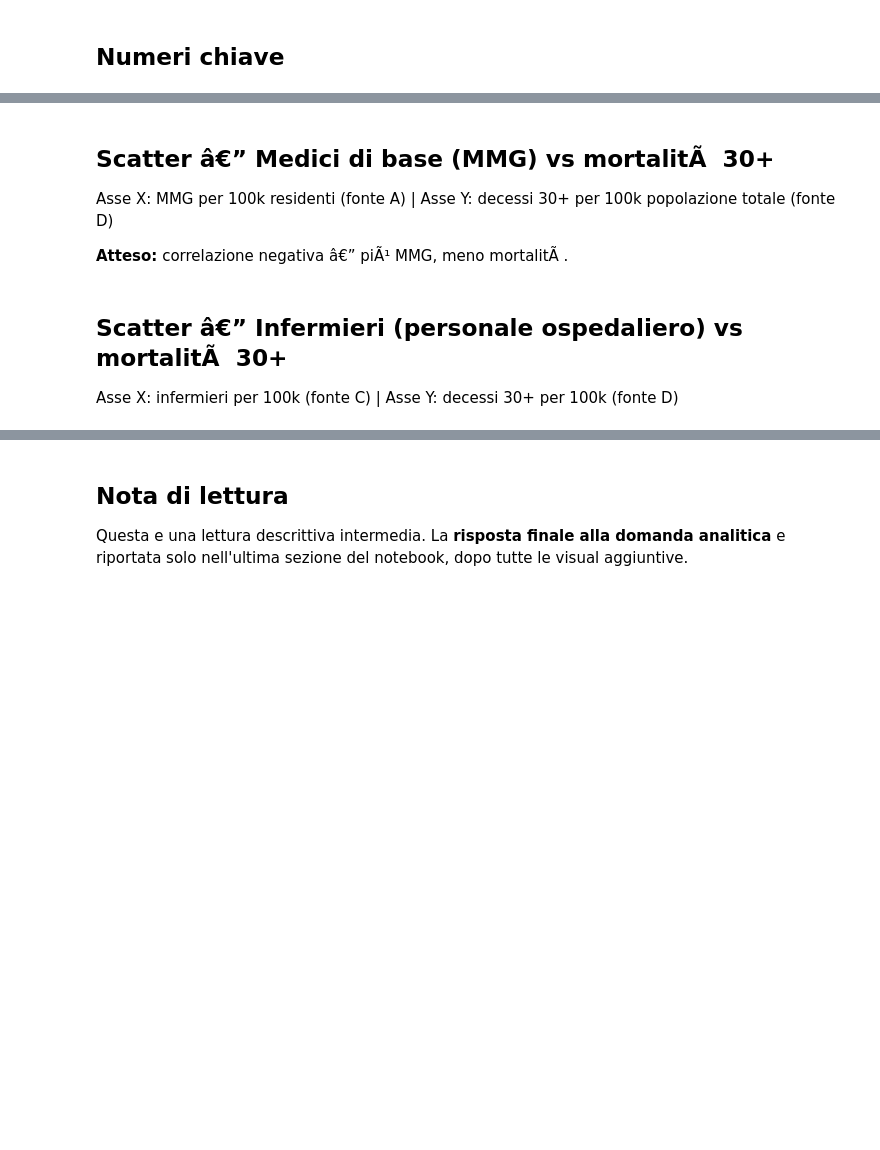
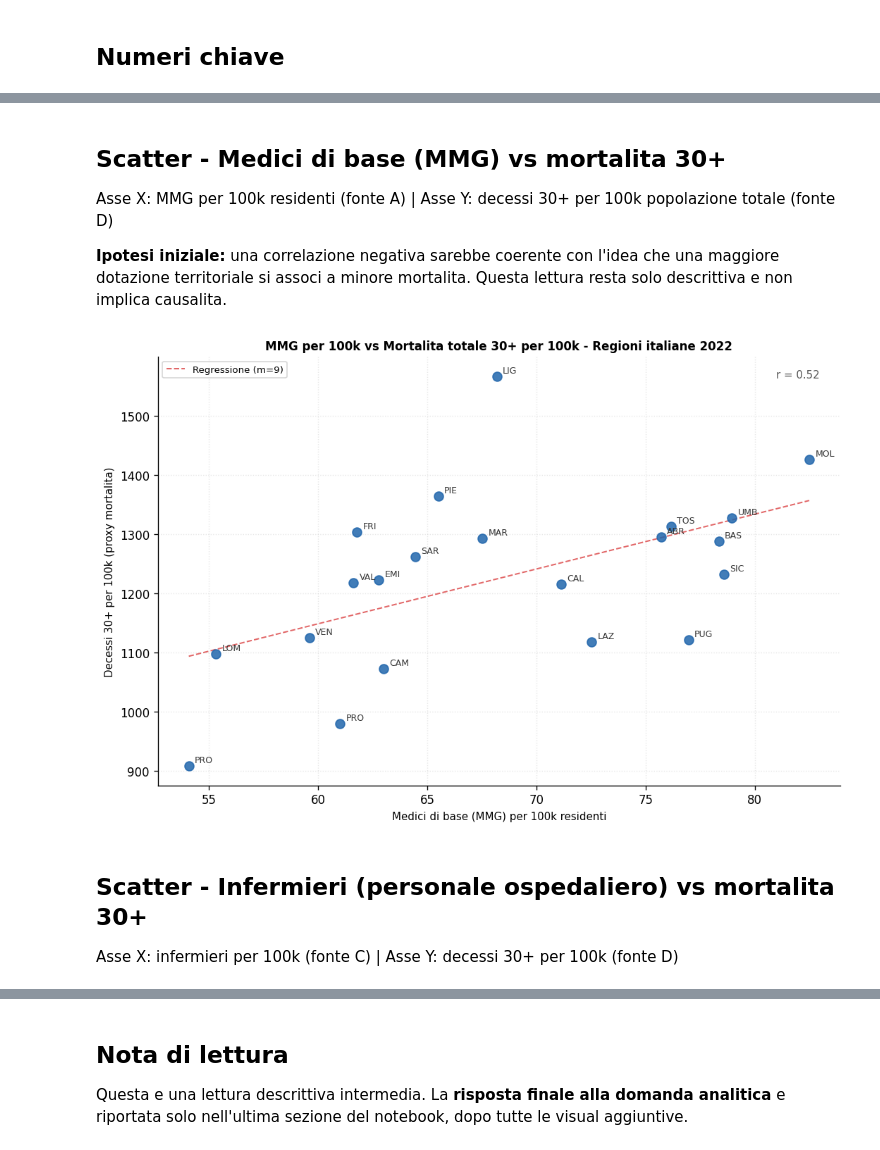
Before and after one commit to dataciviclab/dataset-incubator, a Jupyter notebook: preprojects/project_candidates/malasanita-struttura-mortalita/notebooks/malasanita_preanalysis_v1.ipynb, the cells around one changed output, grey strips where cells are left out. Saved outputs shown, nothing was run; the diff lists cells and outputs as text; code cells hidden in the pictures; blank space fills up the shorter version.

Commit message:
Refine malasanita preanalysis v1 notebook

```diff
--- a/preprojects/project_candidates/malasanita-struttura-mortalita/notebooks/malasanita_preanalysis_v1.ipynb
+++ b/preprojects/project_candidates/malasanita-struttura-mortalita/notebooks/malasanita_preanalysis_v1.ipynb
@@ -21,18 +21,33 @@ plt.rcParams.update({
 })
 
 cwd = Path.cwd().resolve()
+project_slug = "malasanita-struttura-mortalita"
+candidate_roots = [
+    next((path for path in [cwd, *cwd.parents] if path.name == project_slug), None),
+    next(
+        (
+            path for path in [cwd, *cwd.parents]
+            if (path / "sources").exists() and (path / "compose").exists()
+        ),
+        None,
+    ),
+    cwd / "dataset-incubator" / "preprojects" / "project_candidates" / project_slug,
+    cwd / "preprojects" / "project_candidates" / project_slug,
+]
 project_root = next(
     (
-        path for path in [cwd, *cwd.parents]
-        if (path / "sources").exists() and (path / "compose").exists()
+        path.resolve() for path in candidate_roots
+        if path is not None and path.exists() and (path / "sources").exists() and (path / "compose").exists()
     ),
     None,
 )
 if project_root is None:
-    raise FileNotFoundError("Non trovo la root di malasanita-struttura-mortalita risalendo da cwd")
+    raise FileNotFoundError(f"Non trovo la root di {project_slug} partendo da {cwd}")
 
 repo_root = project_root.parents[2]
 MART_PATH = repo_root / "out" / "data" / "mart" / "malasanita_a_strutture_asl" / "2022" / "mart_compose_regioni.parquet"
+if not MART_PATH.exists():
+    raise FileNotFoundError(f"Parquet MART non trovato: {MART_PATH}")
 
 df = pd.read_parquet(MART_PATH)
 print(f"Regioni/PA caricate: {len(df)} | Anno: {df['anno'].iloc[0]}")
@@ -89,9 +139,9 @@ print(f"  PiÃ¹ basso: {r_inf_min:<29} {inf.min():.0f}")
 # %% [markdown]
-## Scatter â€” Medici di base (MMG) vs mortalitÃ  30+
+## Scatter - Medici di base (MMG) vs mortalita 30+
 
 Asse X: MMG per 100k residenti (fonte A) | Asse Y: decessi 30+ per 100k popolazione totale (fonte D)
 
-**Atteso:** correlazione negativa â€” piÃ¹ MMG, meno mortalitÃ .
+**Ipotesi iniziale:** una correlazione negativa sarebbe coerente con l'idea che una maggiore dotazione territoriale si associ a minore mortalita. Questa lettura resta solo descrittiva e non implica causalita.
 # %%
 def sigla(nome):
     """Abbreviazione regione per etichetta scatter."""
@@ -124,38 +174,40 @@ def scatter_plot(ax, x_col, y_col, x_label, title, df):
 
     # Correlazione
     r = np.corrcoef(x, y)[0, 1]
     ax.text(0.97, 0.97, f'r = {r:.2f}', transform=ax.transAxes,
             ha='right', va='top', fontsize=9, color='#555555')
 
     # Etichette regioni
     for _, row in df.iterrows():
         ax.annotate(
             sigla(row['regione']),
             (row[x_col], row[y_col]),
             textcoords='offset points', xytext=(5, 3),
             fontsize=7.5, color='#333333'
         )
 
     ax.set_xlabel(x_label, fontsize=9)
-    ax.set_ylabel('Decessi 30+ per 100k (proxy mortalitÃ )', fontsize=9)
+    ax.set_ylabel('Decessi 30+ per 100k (proxy mortalita)', fontsize=9)
     ax.set_title(title, fontsize=10, fontweight='bold')
     ax.legend(fontsize=8)
     ax.grid(True, alpha=0.3, linestyle=':')
 
 
 fig, ax = plt.subplots(figsize=(9, 6))
 scatter_plot(
     ax,
     x_col='medici_mmg_per_100k',
-    y_col='decessi_evitabili_30plus_per_100k_pop_totale',
+    y_col='decessi_30plus_per_100k_pop_totale',
     x_label='Medici di base (MMG) per 100k residenti',
-    title='MMG per 100k vs MortalitÃ  totale 30+ per 100k â€” Regioni italiane 2022',
+    title='MMG per 100k vs Mortalita totale 30+ per 100k - Regioni italiane 2022',
     df=df
 )
 plt.tight_layout()
 plt.show()
+# %% [output]
+[figure, added]
 # %% [markdown]
-## Scatter â€” Infermieri (personale ospedaliero) vs mortalitÃ  30+
+## Scatter - Infermieri (personale ospedaliero) vs mortalita 30+
 
 Asse X: infermieri per 100k (fonte C) | Asse Y: decessi 30+ per 100k (fonte D)
 # %%
```
Also changed, not shown: parts of 12 cells of this notebook.
